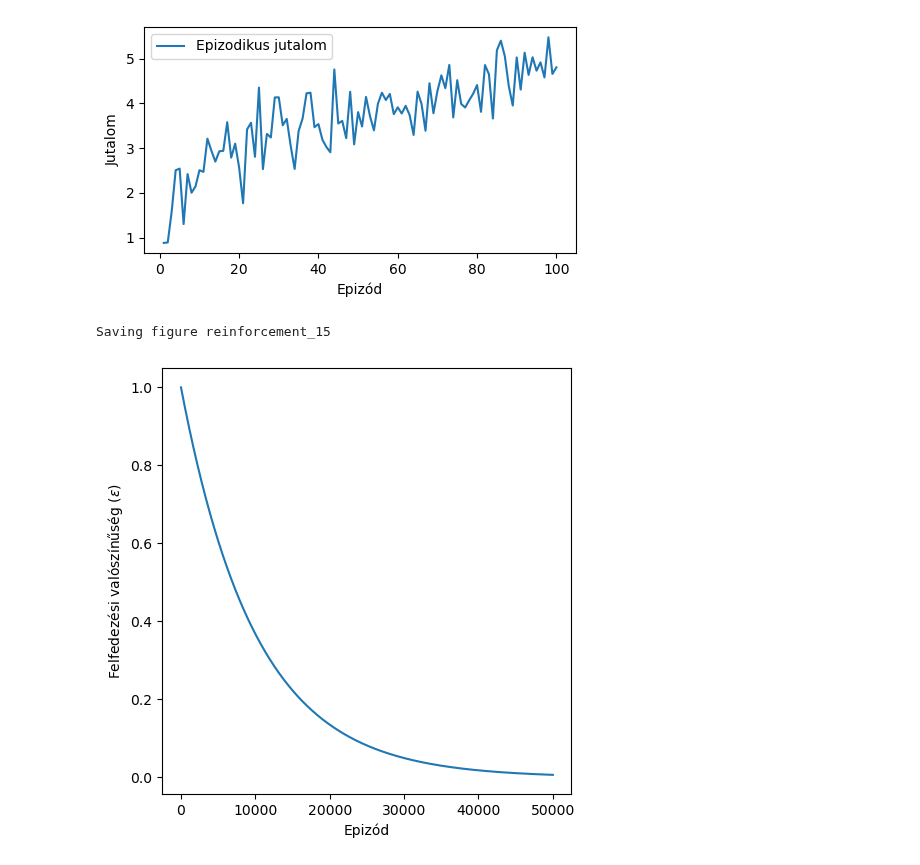
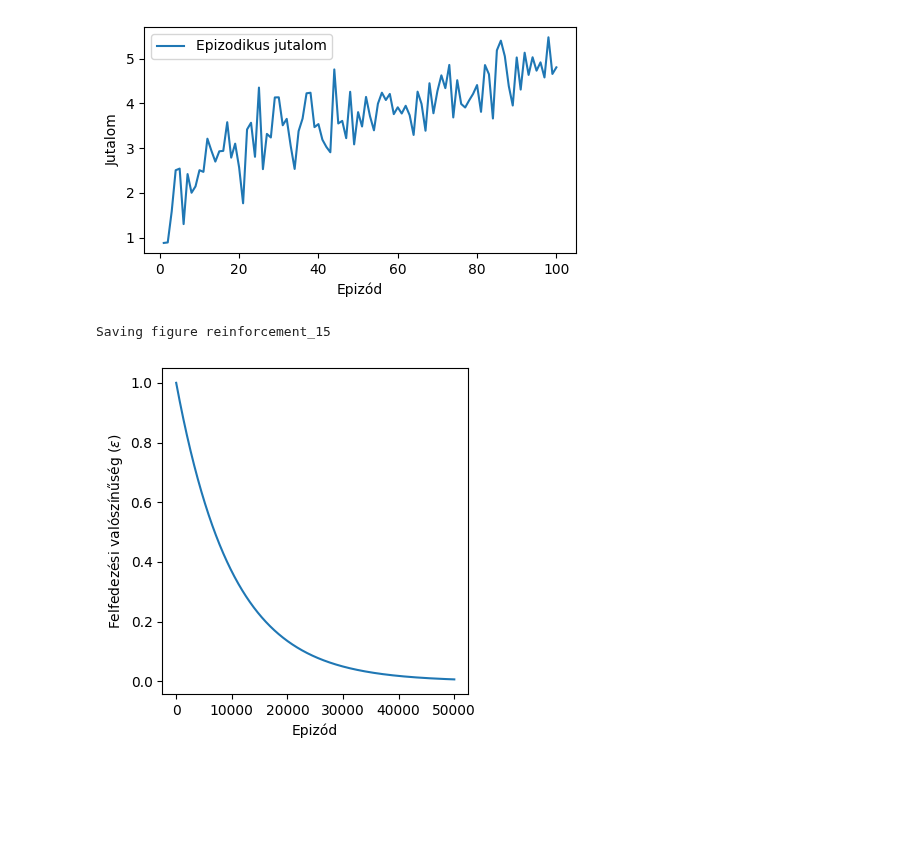
Before and after one commit to basictask/Elemzesmodszertan, a Jupyter notebook: 11_reinforcement/doc/images/11_reinforcement.ipynb, the cells around one changed output. Drawn from its saved outputs; the diff is of its cells as text; code cells hidden in the pictures; blank space fills up the shorter version.

```diff
--- a/11_reinforcement/doc/images/11_reinforcement.ipynb
+++ b/11_reinforcement/doc/images/11_reinforcement.ipynb
@@ -32,27 +32,28 @@ Saving figure reinforcement_10
 # %%
 import matplotlib.pyplot as plt
 
 def plot_eps_decay(eps_start, eps_end, eps_decay, n_iter):
     eps = eps_start
     track = [eps]
     for _ in range(n_iter):
         eps = eps * eps_decay if eps > eps_end else eps_end
         track.append(eps)
-    plt.figure(figsize=(5, 5))
+
+    plt.figure(figsize=(4, 4))
     plt.plot(track)
     plt.xlabel('Epizód')
     plt.ylabel(r'Felfedezési valószínűség ($\varepsilon$)')
     save_fig('reinforcement_15')
     plt.show()
 
 
 max_i = 50000
 eps_end = 0  # Felfedezési ráta végső értéke
 eps_decay = 0.9999  # Felfedezési ráta párologtatási együtthatója
 eps_start = 1.0  # Felfedezési ráta kezdőértéke
 eps = eps_start
 
 plot_eps_decay(eps_start, eps_end, eps_decay, max_i)
 # %% [output]
 Saving figure reinforcement_15
-[figure, old version]
+[figure, new version]
```
Also changed, not shown: parts of 1 cell of this notebook, 5 other files.
